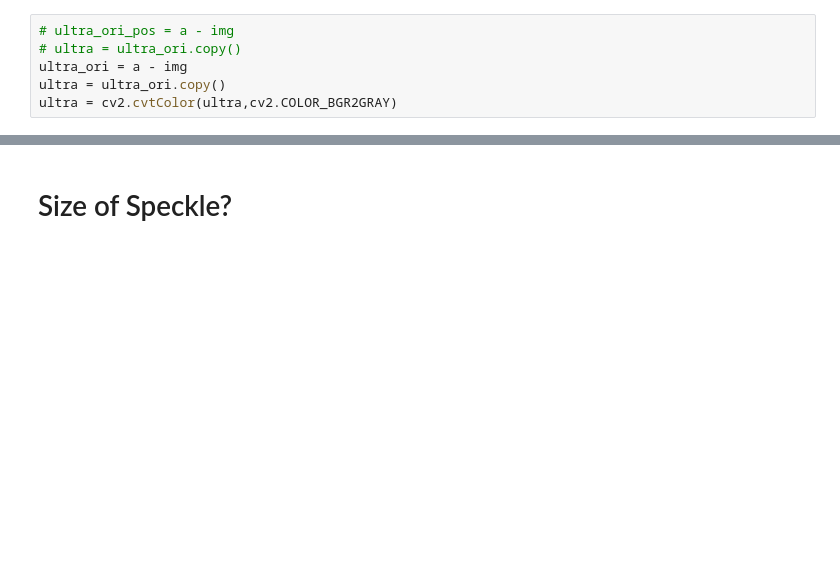
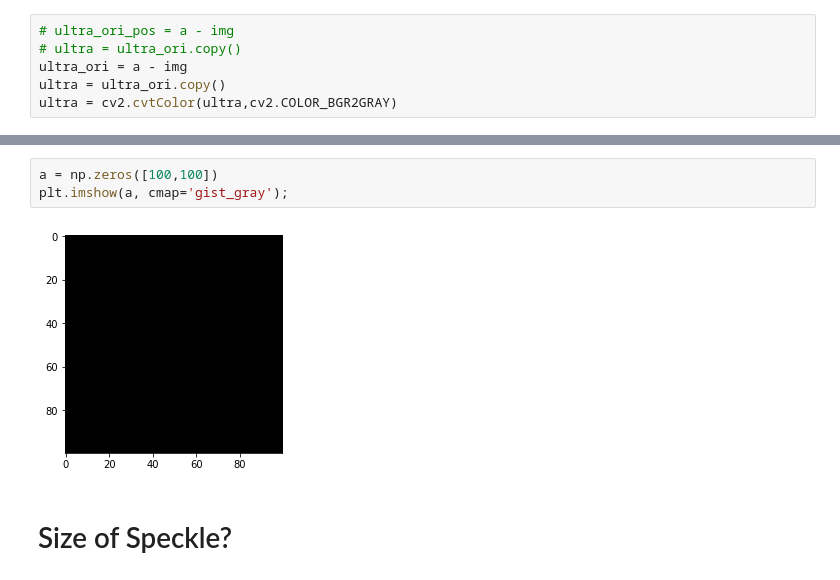
Before and after one commit to zixiliu/2d_speckle_tracking_icebot, a Jupyter notebook: preliminary.ipynb, the cells around one changed output, grey strips where cells are left out. Drawn from its saved outputs; the diff is of its cells as text; blank space fills up the shorter version.

```diff
--- a/preliminary.ipynb
+++ b/preliminary.ipynb
@@ -94,3 +104,8 @@ plt.show()
+# %%
+a = np.zeros([100,100])
+plt.imshow(a, cmap='gist_gray');
+# %% [output]
+[figure, added]
 # %% [markdown]
 # Size of Speckle?
 # %%
```
Also changed, not shown: parts of 7 cells of this notebook, 7 other files.
